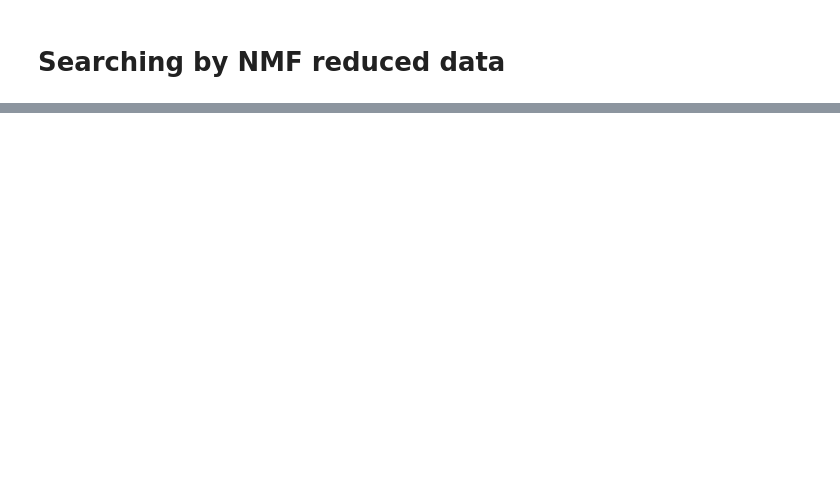
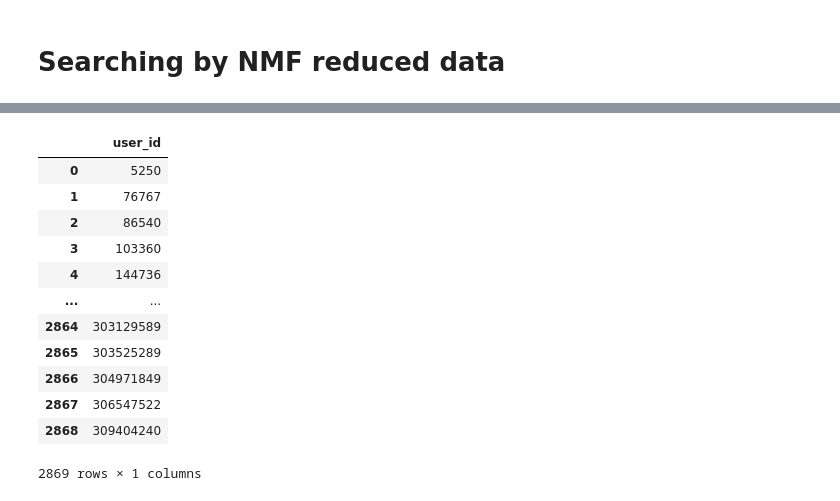
Before and after one commit to lambdaofgod/game_recommender, a Jupyter notebook: notebooks/Content-Based Recommendations.ipynb, the cells around one changed output, grey strips where cells are left out. Drawn from its saved outputs; the diff is of its cells as text; code cells hidden in the pictures; blank space fills up the shorter version.

```diff
--- a/notebooks/Content-Based Recommendations.ipynb
+++ b/notebooks/Content-Based Recommendations.ipynb
@@ -270,0 +304,39 @@ array(['s.t.a.l.k.e.r. shadow of chernobyl',
+# %%
+user_game_matrix = steam_data.get_item_user_matrix(game_dataset)
+# %%
+steam_ratings_df, target = game_dataset.data, game_dataset.target
+# %%
+#export
+
+
+@attr.s
+class UserBasedRecommender:
+
+    user_similarity_searcher: SimilaritySearcher = attr.ib()
+    ratings_matrix = attr.ib()
+    games = attr.ib()
+
+    def recommend_games_from_similar_users(self, user_id, n_recommended, n_similar=5):
+        similar_users, similarities = self.user_similarity_searcher.find_similar([user_id], n_similar=n_similar)
+        mean_similar_users = similar_users.pop('mean')
+        mean_similarities = similarities.pop('mean_similarity')
+        similarities = similarities.values.reshape(-1)
+        similar_user_idxs = self.user_similarity_searcher.df[self.user_similarity_searcher.df['user_id'].isin(similar_users.values.reshape(-1))].index
+        similar_users_ratings = self.ratings_matrix[similar_user_idxs]
+        predicted_ratings_by_user = (np.diag(similarities / similarities.max())) @ similar_users_ratings
+        predicted_ratings = np.nan_to_num(predicted_ratings_by_user.sum(axis=0) / (predicted_ratings_by_user > 0).sum(axis=0))
+        best_rated_games_idxs = predicted_ratings.argsort()[::-1][:n_recommended]
+        best_rated_games = self.games[best_rated_games_idxs]
+        return best_rated_games, predicted_ratings[best_rated_games_idxs]
+
+    @classmethod
+    def make_from_ratings(cls, ratings_df, target, target_col):
+        ratings_df = pd.concat([steam_ratings_df, target], axis=1)
+        item_user_pivoted_df = ratings_df.pivot_table(index='user_id', columns='name', values=target_col)
+        user_game_matrix = scipy.sparse.csr_matrix(item_user_pivoted_df.fillna(0))
+        user_df = pd.DataFrame({'user_id': item_user_pivoted_df.index})
+        user_similarity_searcher = SimilaritySearcher(user_df, user_game_matrix, name_col='user_id')
+        games = item_user_pivoted_df.columns
+        return UserBasedRecommender(user_similarity_searcher, user_game_matrix, games)
+# %%
+user_based_recommender = UserBasedRecommender.make_from_ratings(game_dataset.data, game_dataset.target, 'log_hours')
@@ -270,0 +346,16 @@ array(['s.t.a.l.k.e.r. shadow of chernobyl',
+# %%
+user_based_recommender.user_similarity_searcher.df
+# %% [output]
+|  | user_id |
+| 0 | 5250 |
+| 1 | 76767 |
+| 2 | 86540 |
+| 3 | 103360 |
+| 4 | 144736 |
+| ... | ... |
+| 2864 | 303129589 |
+| 2865 | 303525289 |
+| 2866 | 304971849 |
+| 2867 | 306547522 |
+| 2868 | 309404240 |
+2869 rows × 1 columns
```
Also changed, not shown: parts of 16 cells of this notebook.
